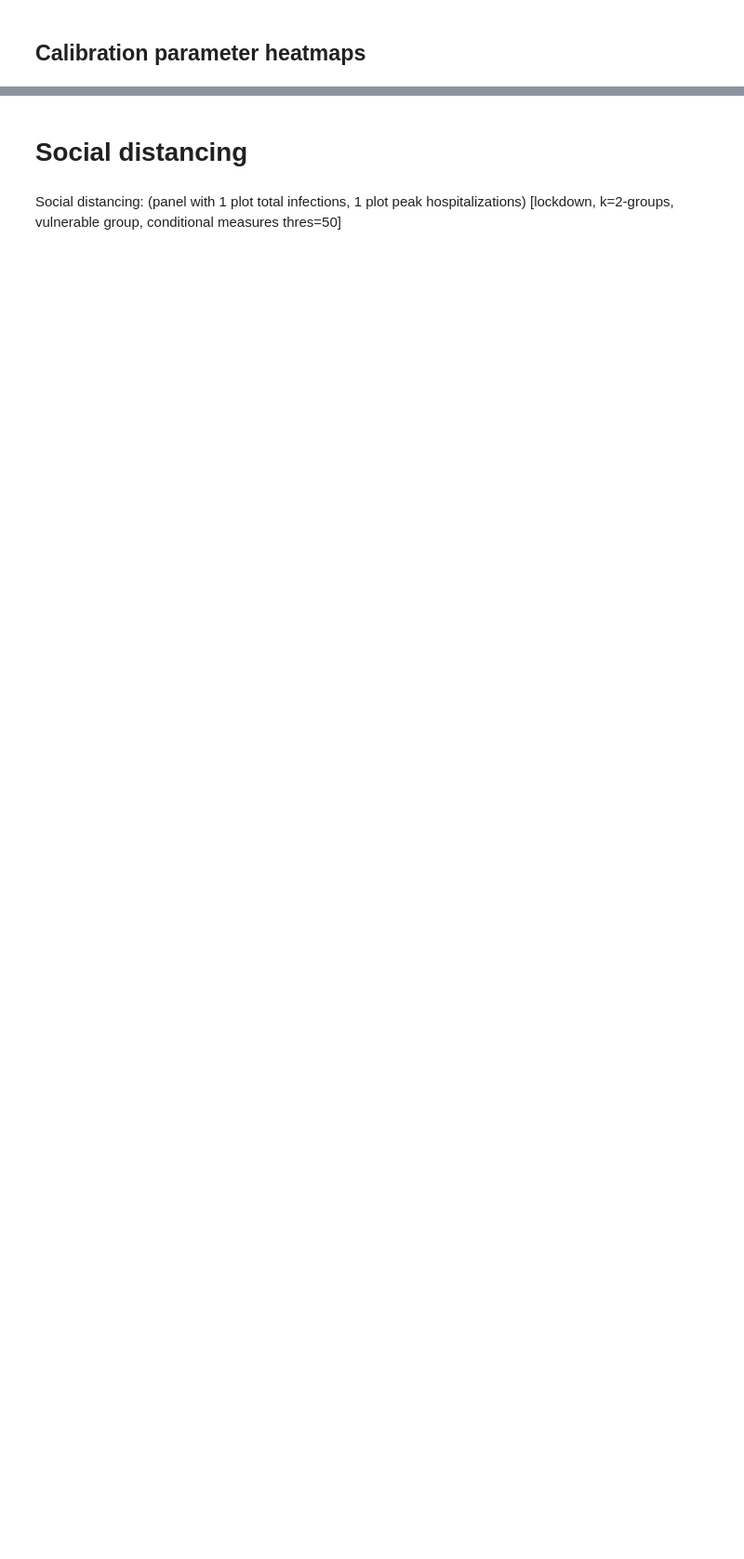
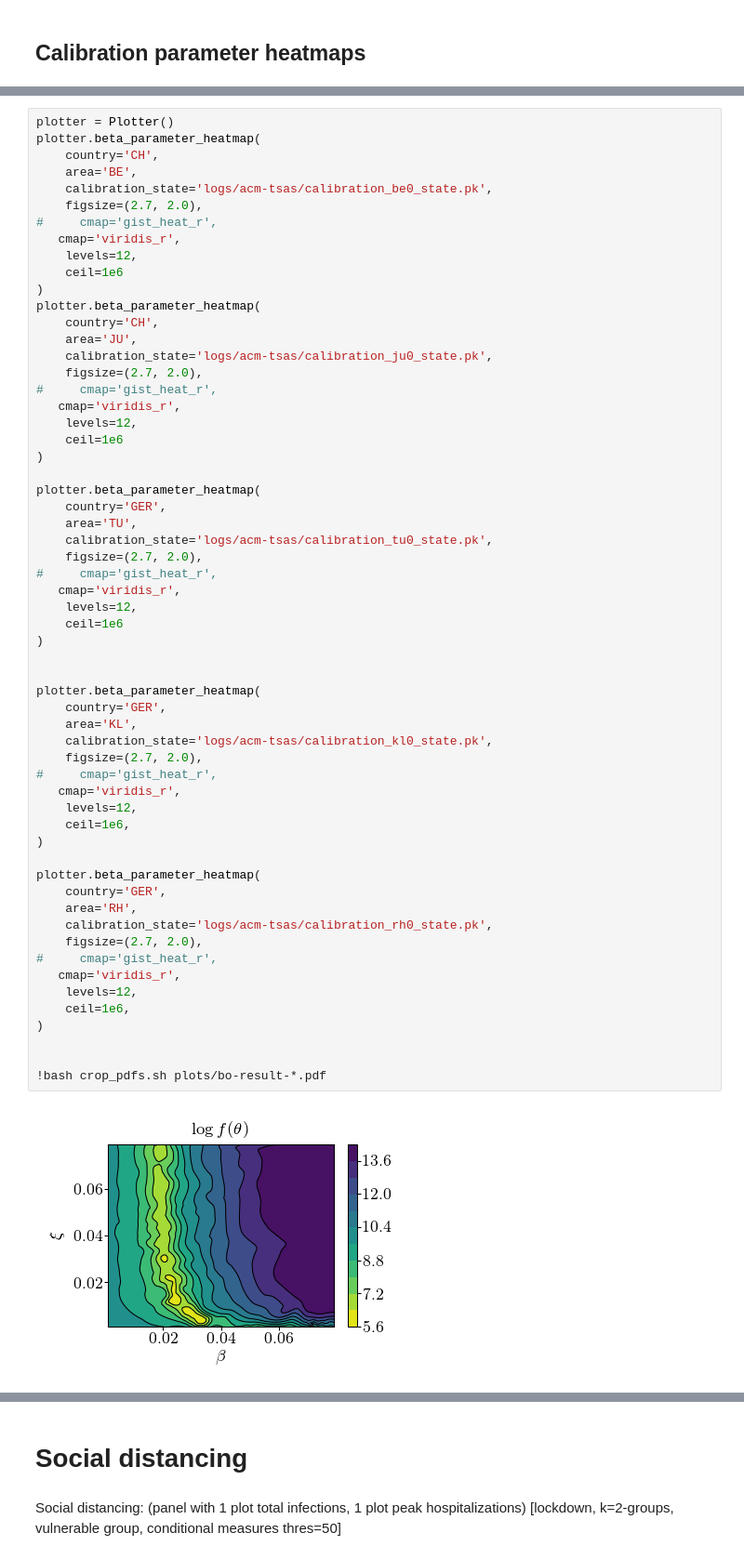
Before and after one commit to covid19-model/simulator, a Jupyter notebook: sim/sim-plot.ipynb, the cells around one changed output, grey strips where cells are left out. Shown at 93% size. Drawn from its saved outputs; the diff is of its cells as text; blank space fills up the shorter version.

```diff
--- a/sim/sim-plot.ipynb
+++ b/sim/sim-plot.ipynb
@@ -89,0 +149,61 @@ plotter.beta_parameter_heatmap(
+# %%
+plotter = Plotter()
+plotter.beta_parameter_heatmap(
+    country='CH',
+    area='BE',
+    calibration_state='logs/acm-tsas/calibration_be0_state.pk',
+    figsize=(2.7, 2.0),
+#     cmap='gist_heat_r',
+   cmap='viridis_r',
+    levels=12,
+    ceil=1e6
+)
+plotter.beta_parameter_heatmap(
+    country='CH',
+    area='JU',
+    calibration_state='logs/acm-tsas/calibration_ju0_state.pk',
+    figsize=(2.7, 2.0),
+#     cmap='gist_heat_r',
+   cmap='viridis_r',
+    levels=12,
+    ceil=1e6
+)
+
+plotter.beta_parameter_heatmap(
+    country='GER',
+    area='TU',
+    calibration_state='logs/acm-tsas/calibration_tu0_state.pk',
+    figsize=(2.7, 2.0),
+#     cmap='gist_heat_r',
+   cmap='viridis_r',
+    levels=12,
+    ceil=1e6
+)
+
+
+plotter.beta_parameter_heatmap(
+    country='GER',
+    area='KL',
+    calibration_state='logs/acm-tsas/calibration_kl0_state.pk',
+    figsize=(2.7, 2.0),
+#     cmap='gist_heat_r',
+   cmap='viridis_r',
+    levels=12,
+    ceil=1e6,
+)
+
+plotter.beta_parameter_heatmap(
+    country='GER',
+    area='RH',
+    calibration_state='logs/acm-tsas/calibration_rh0_state.pk',
+    figsize=(2.7, 2.0),
+#     cmap='gist_heat_r',
+   cmap='viridis_r',
+    levels=12,
+    ceil=1e6,
+)
+
+
+!bash crop_pdfs.sh plots/bo-result-*.pdf
+# %% [output]
+[figure, added]
```
Also changed, not shown: parts of 17 cells of this notebook, 7 other files.
